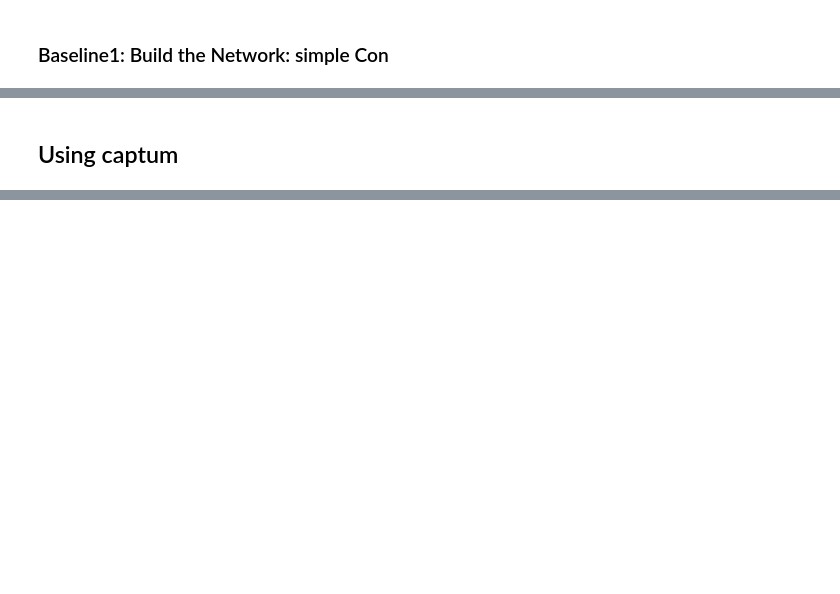
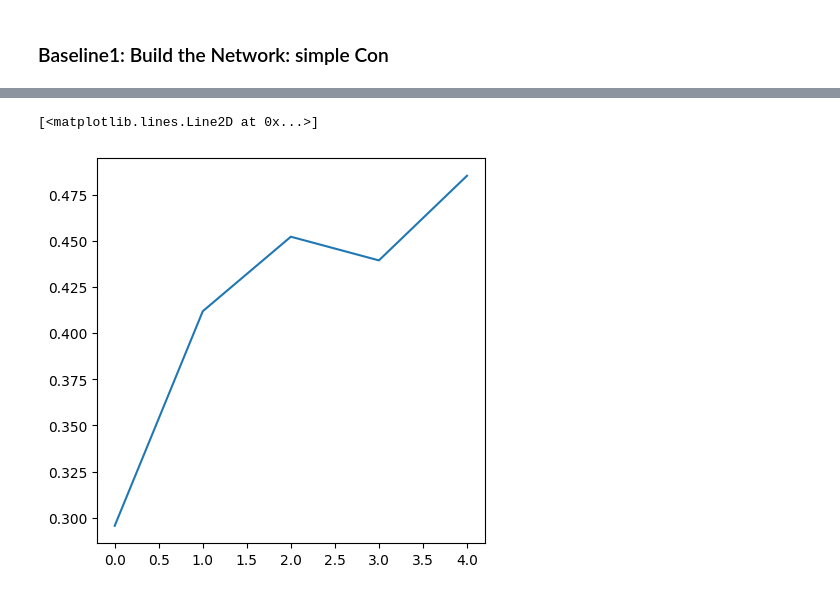
Before and after one commit to clps1291-bioplausnn/BioPlausibleLearning, a Jupyter notebook: feedback_alignment/FeedbackAlignment.ipynb, the cells around one changed output, grey strips where cells are left out. Saved outputs shown, nothing was run; the diff lists cells and outputs as text; code cells hidden in the pictures; blank space fills up the shorter version.

```diff
--- a/feedback_alignment/FeedbackAlignment.ipynb
+++ b/feedback_alignment/FeedbackAlignment.ipynb
@@ -662,9 +449,0 @@ Epoch 10/10
-# %%
-plt.plot(history.history['accuracy'], label='accuracy')
-plt.plot(history.history['val_accuracy'], label = 'val_accuracy')
-plt.xlabel('Epoch')
-plt.ylabel('Accuracy')
-plt.ylim([0.5, 1])
-plt.legend(loc='lower right')
-
-test_loss, test_acc = model.evaluate(test_images,  test_labels, verbose=2)
@@ -1119,2 +449,0 @@ def create_random_dataset(n_in, n_out, len_samples):
-# %% [markdown]
-## Using captum
@@ -1220,0 +450,40 @@ _ = viz.visualize_image_attr_multiple(np.transpose(attributions.squeeze().cpu().
+# %%
+import numpy as np
+import matplotlib.pyplot as plt
+plt.rcParams['figure.figsize'] = [5, 5]
+plt.ion()
+
+epochs = 5
+val_accuracies = []
+for epoch in range(epochs):
+      for batch_id, (data, target) in enumerate(train_loader_cifar):
+        optimizer_cifar.zero_grad()
+        output = SimpleConvNet_cifar(data)
+        loss = criterion(output, target) # criterion ouptut a loss item
+        loss.backward()
+        optimizer_cifar.step()
+
+        if batch_id % 100 ==0:
+          print('Epoch {}, Batch {}, Loss: {:.4f}'.format(epoch, batch_id, loss.item()))
+
+
+      SimpleConvNet_cifar.eval()
+      test_loss = 0
+      correct = 0
+      with torch.no_grad():
+          val_acc = []
+          for data, target in test_loader_cifar:
+              output = SimpleConvNet_cifar(data)
+              test_loss += criterion(output, target).item()
+              pred = output.argmax(dim=1, keepdim=True)
+              correct += pred.eq(target.view_as(pred)).sum().item()
+              val_acc.append((pred == target.view_as(pred)).float().mean().item())
+          val_accuracies.append(np.mean(val_acc))
+
+      test_loss /= len(test_loader_cifar.dataset) # returns average test loss
+      accuracy = correct / len(test_loader_cifar.dataset)
+
+      print('Test set: Average loss: {:.4f}, Accuracy: {}/{} ({:.2f}%)'.format(
+          test_loss, correct, len(test_loader_cifar.dataset), 100. * accuracy))
+plt.plot(val_accuracies)
+# %% [output]
@@ -1220,0 +507,2 @@ _ = viz.visualize_image_attr_multiple(np.transpose(attributions.squeeze().cpu().
+[<matplotlib.lines.Line2D at 0x...>]
+[figure, added]
```
Also changed, not shown: parts of 50 cells of this notebook.
